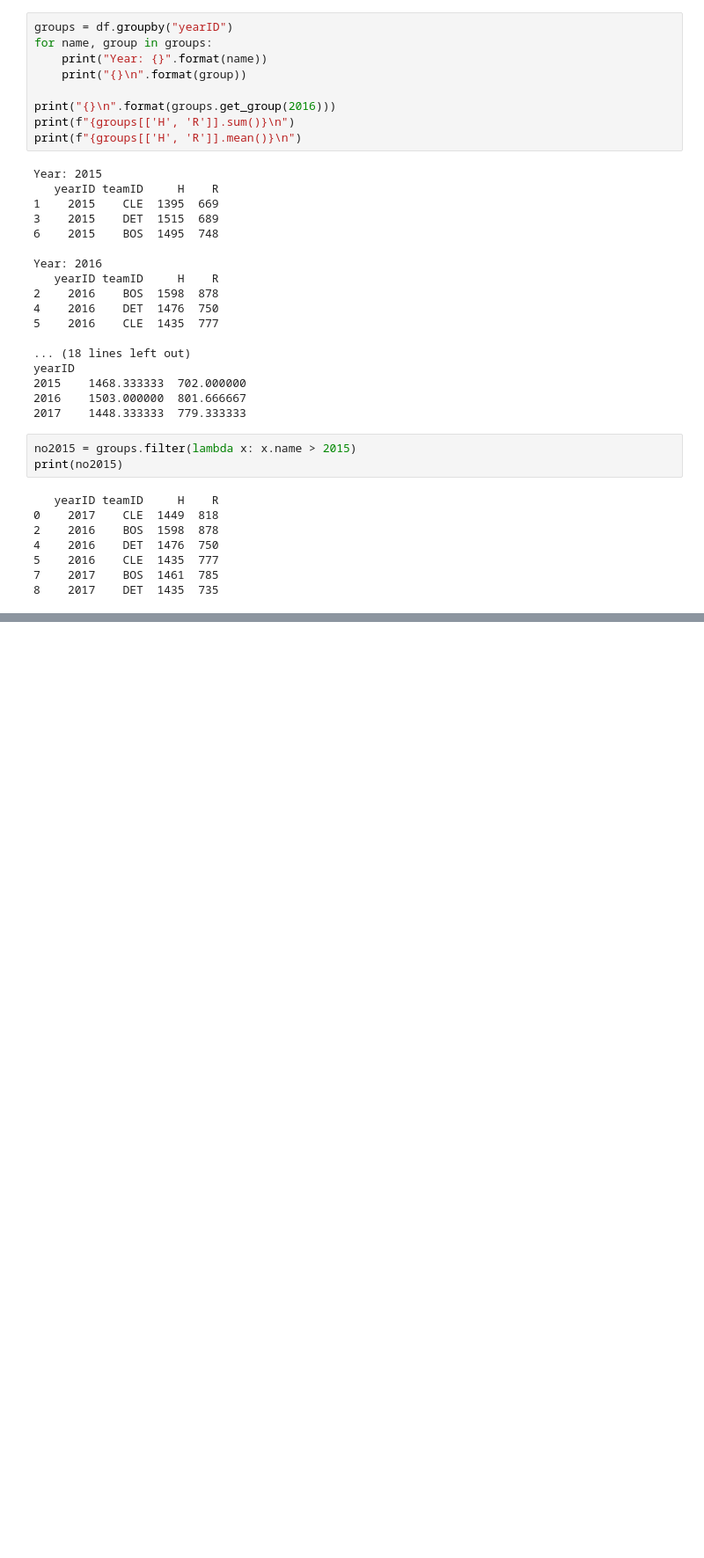
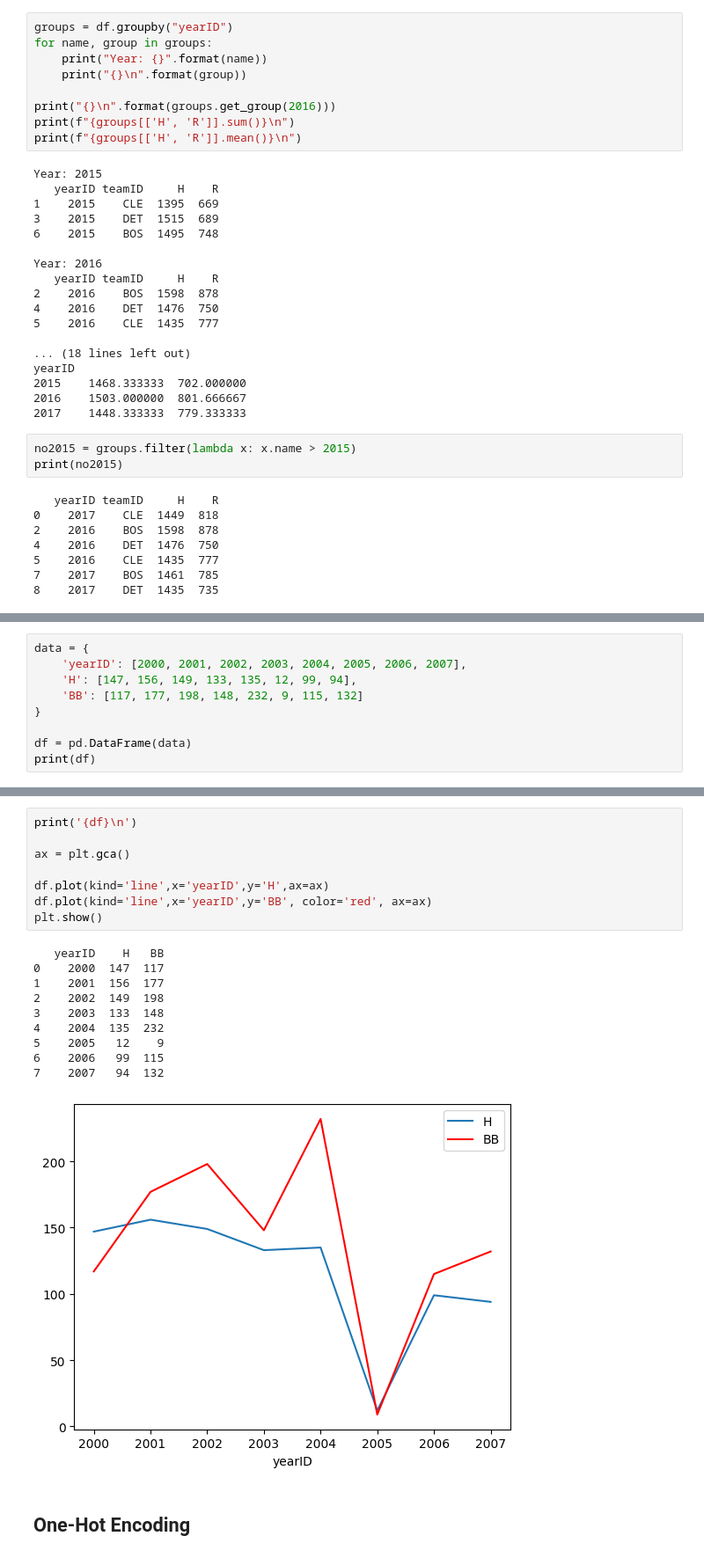
Before and after one commit to sachs7/Coursera-Machine-Learning-Specialization, a Jupyter notebook: Extras/Pandas/basics.ipynb, the cells around one changed output, grey strips where cells are left out. Shown: that part at 88% size. Drawn from its saved outputs; the diff is of its cells as text; blank space fills up the shorter version.

```diff
--- a/Extras/Pandas/basics.ipynb
+++ b/Extras/Pandas/basics.ipynb
@@ -157,0 +345,9 @@ print(no2015)
+# %%
+data = {
+    'yearID': [2000, 2001, 2002, 2003, 2004, 2005, 2006, 2007],
+    'H': [147, 156, 149, 133, 135, 12, 99, 94],
+    'BB': [117, 177, 198, 148, 232, 9, 115, 132]
+}
+
+df = pd.DataFrame(data)
+print(df)
@@ -157,0 +364,21 @@ print(no2015)
+# %%
+print('{df}\n')
+
+ax = plt.gca()
+
+df.plot(kind='line',x='yearID',y='H',ax=ax)
+df.plot(kind='line',x='yearID',y='BB', color='red', ax=ax)
+plt.show()
+# %% [output]
+   yearID    H   BB
+0    2000  147  117
+1    2001  156  177
+2    2002  149  198
+3    2003  133  148
+4    2004  135  232
+5    2005   12    9
+6    2006   99  115
+7    2007   94  132
+[figure, added]
+# %% [markdown]
+## One-Hot Encoding
```
Also changed, not shown: parts of 17 cells of this notebook.
